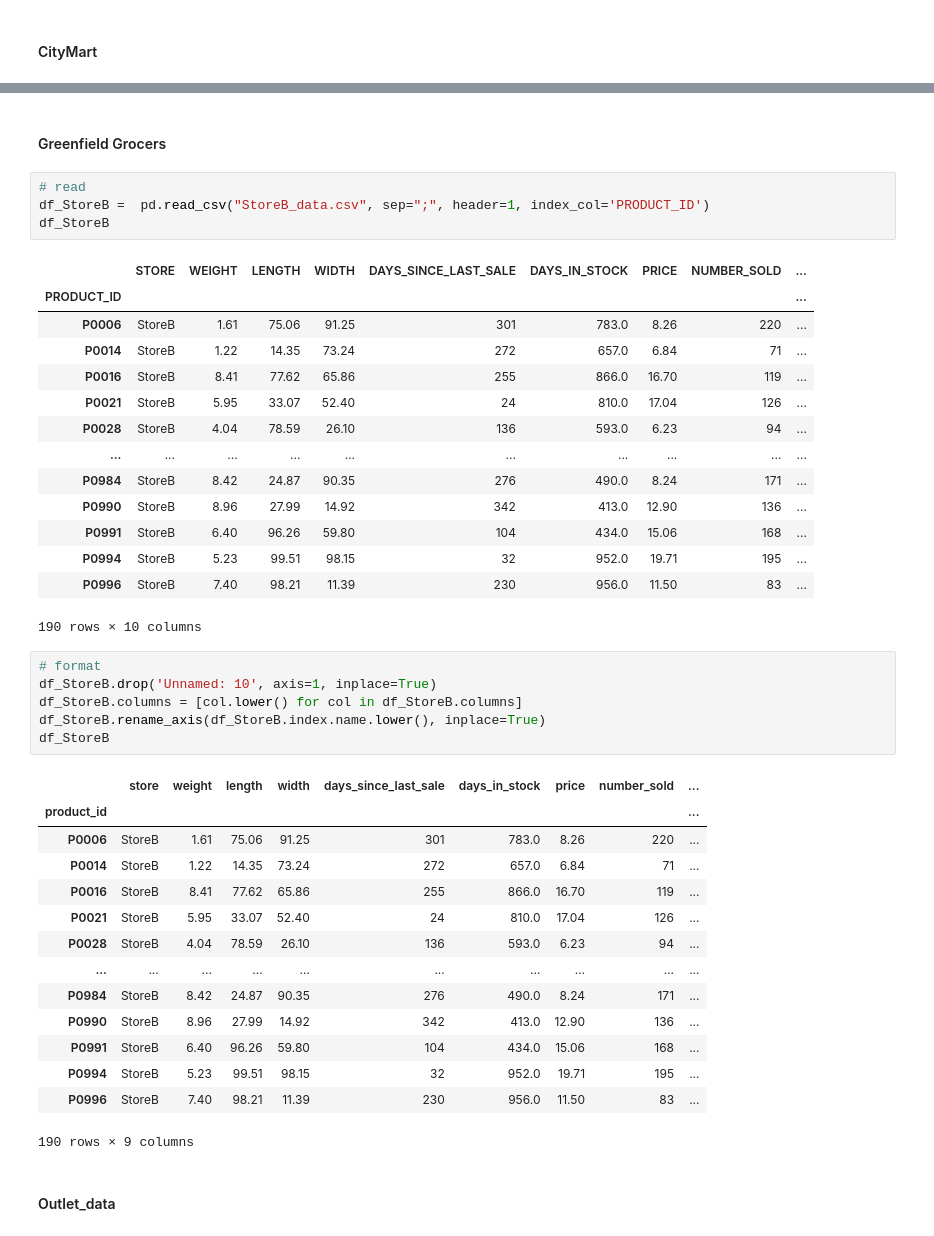
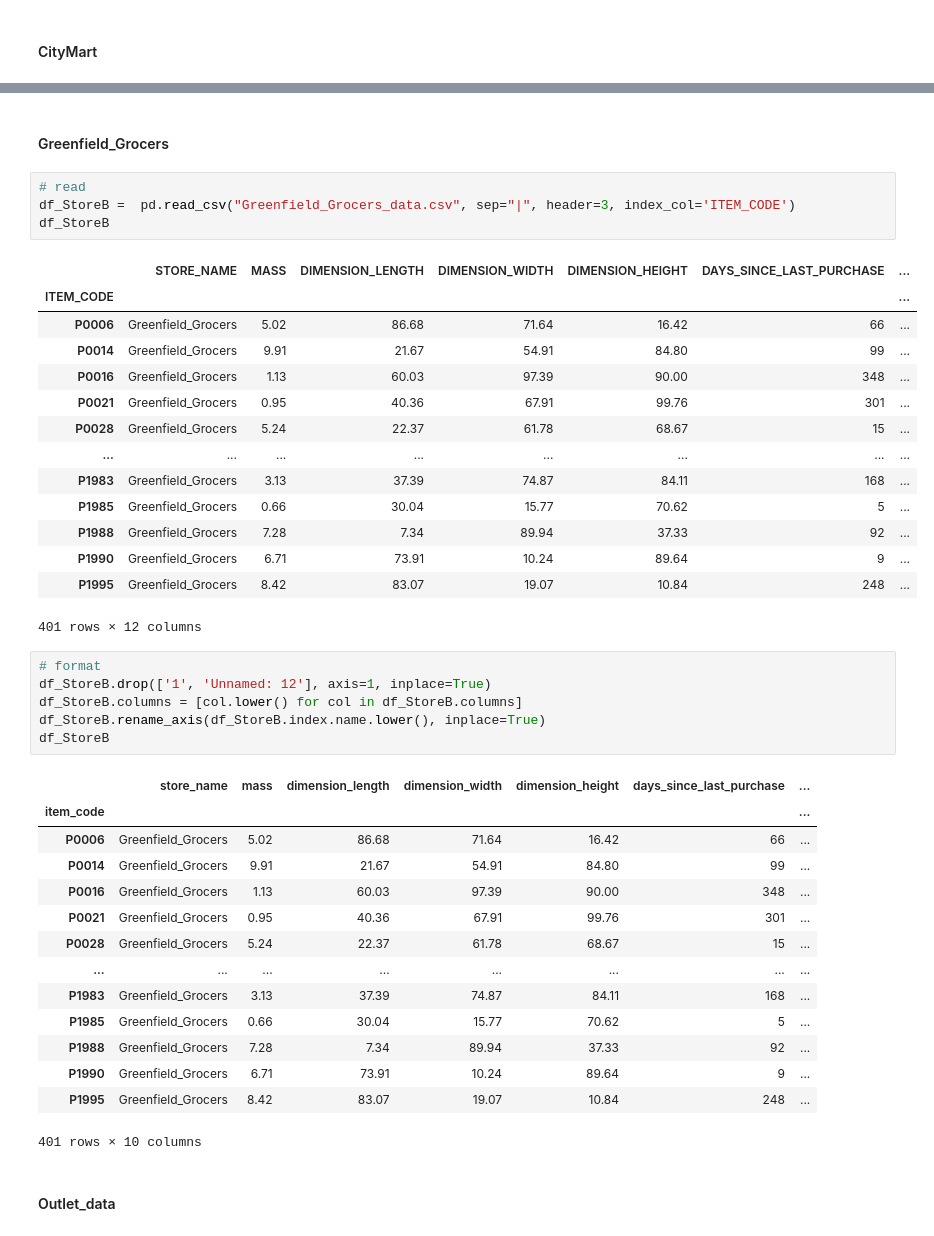
Before and after one commit to racousin/data_science_practice, a Jupyter notebook: website/public/modules/module4/exercise/module4_exercise_model_test.ipynb, the cells around one changed output, grey strips where cells are left out. Saved outputs shown, nothing was run; the diff lists cells and outputs as text.

```diff
--- a/website/public/modules/module4/exercise/module4_exercise_model_test.ipynb
+++ b/website/public/modules/module4/exercise/module4_exercise_model_test.ipynb
@@ -63,45 +63,45 @@ df_StoreA
 # %% [markdown]
-#### Greenfield Grocers
+#### Greenfield_Grocers
 # %%
 # read
-df_StoreB =  pd.read_csv("StoreB_data.csv", sep=";", header=1, index_col='PRODUCT_ID')
+df_StoreB =  pd.read_csv("Greenfield_Grocers_data.csv", sep="|", header=3, index_col='ITEM_CODE')
 df_StoreB
 # %% [output]
-|  | STORE | WEIGHT | LENGTH | WIDTH | DAYS_SINCE_LAST_SALE | DAYS_IN_STOCK | PRICE | NUMBER_SOLD | ... |
-| PRODUCT_ID |  |  |  |  |  |  |  |  | ... |
-| P0006 | StoreB | 1.61 | 75.06 | 91.25 | 301 | 783.0 | 8.26 | 220 | ... |
-| P0014 | StoreB | 1.22 | 14.35 | 73.24 | 272 | 657.0 | 6.84 | 71 | ... |
-| P0016 | StoreB | 8.41 | 77.62 | 65.86 | 255 | 866.0 | 16.70 | 119 | ... |
-| P0021 | StoreB | 5.95 | 33.07 | 52.40 | 24 | 810.0 | 17.04 | 126 | ... |
-| P0028 | StoreB | 4.04 | 78.59 | 26.10 | 136 | 593.0 | 6.23 | 94 | ... |
-| ... | ... | ... | ... | ... | ... | ... | ... | ... | ... |
-| P0984 | StoreB | 8.42 | 24.87 | 90.35 | 276 | 490.0 | 8.24 | 171 | ... |
-| P0990 | StoreB | 8.96 | 27.99 | 14.92 | 342 | 413.0 | 12.90 | 136 | ... |
-| P0991 | StoreB | 6.40 | 96.26 | 59.80 | 104 | 434.0 | 15.06 | 168 | ... |
-| P0994 | StoreB | 5.23 | 99.51 | 98.15 | 32 | 952.0 | 19.71 | 195 | ... |
-| P0996 | StoreB | 7.40 | 98.21 | 11.39 | 230 | 956.0 | 11.50 | 83 | ... |
+|  | STORE_NAME | MASS | DIMENSION_LENGTH | DIMENSION_WIDTH | DIMENSION_HEIGHT | DAYS_SINCE_LAST_PURCHASE | ... |
+| ITEM_CODE |  |  |  |  |  |  | ... |
+| P0006 | Greenfield_Grocers | 5.02 | 86.68 | 71.64 | 16.42 | 66 | ... |
+| P0014 | Greenfield_Grocers | 9.91 | 21.67 | 54.91 | 84.80 | 99 | ... |
+| P0016 | Greenfield_Grocers | 1.13 | 60.03 | 97.39 | 90.00 | 348 | ... |
+| P0021 | Greenfield_Grocers | 0.95 | 40.36 | 67.91 | 99.76 | 301 | ... |
+| P0028 | Greenfield_Grocers | 5.24 | 22.37 | 61.78 | 68.67 | 15 | ... |
+| ... | ... | ... | ... | ... | ... | ... | ... |
+| P1983 | Greenfield_Grocers | 3.13 | 37.39 | 74.87 | 84.11 | 168 | ... |
+| P1985 | Greenfield_Grocers | 0.66 | 30.04 | 15.77 | 70.62 | 5 | ... |
+| P1988 | Greenfield_Grocers | 7.28 | 7.34 | 89.94 | 37.33 | 92 | ... |
+| P1990 | Greenfield_Grocers | 6.71 | 73.91 | 10.24 | 89.64 | 9 | ... |
+| P1995 | Greenfield_Grocers | 8.42 | 83.07 | 19.07 | 10.84 | 248 | ... |
-190 rows × 10 columns
+401 rows × 12 columns
 # %%
 # format
-df_StoreB.drop('Unnamed: 10', axis=1, inplace=True)
+df_StoreB.drop(['1', 'Unnamed: 12'], axis=1, inplace=True)
 df_StoreB.columns = [col.lower() for col in df_StoreB.columns]
 df_StoreB.rename_axis(df_StoreB.index.name.lower(), inplace=True)
 df_StoreB
 # %% [output]
-|  | store | weight | length | width | days_since_last_sale | days_in_stock | price | number_sold | ... |
-| product_id |  |  |  |  |  |  |  |  | ... |
-| P0006 | StoreB | 1.61 | 75.06 | 91.25 | 301 | 783.0 | 8.26 | 220 | ... |
-| P0014 | StoreB | 1.22 | 14.35 | 73.24 | 272 | 657.0 | 6.84 | 71 | ... |
-| P0016 | StoreB | 8.41 | 77.62 | 65.86 | 255 | 866.0 | 16.70 | 119 | ... |
-| P0021 | StoreB | 5.95 | 33.07 | 52.40 | 24 | 810.0 | 17.04 | 126 | ... |
-| P0028 | StoreB | 4.04 | 78.59 | 26.10 | 136 | 593.0 | 6.23 | 94 | ... |
-| ... | ... | ... | ... | ... | ... | ... | ... | ... | ... |
-| P0984 | StoreB | 8.42 | 24.87 | 90.35 | 276 | 490.0 | 8.24 | 171 | ... |
-| P0990 | StoreB | 8.96 | 27.99 | 14.92 | 342 | 413.0 | 12.90 | 136 | ... |
-| P0991 | StoreB | 6.40 | 96.26 | 59.80 | 104 | 434.0 | 15.06 | 168 | ... |
-| P0994 | StoreB | 5.23 | 99.51 | 98.15 | 32 | 952.0 | 19.71 | 195 | ... |
-| P0996 | StoreB | 7.40 | 98.21 | 11.39 | 230 | 956.0 | 11.50 | 83 | ... |
+|  | store_name | mass | dimension_length | dimension_width | dimension_height | days_since_last_purchase | ... |
+| item_code |  |  |  |  |  |  | ... |
+| P0006 | Greenfield_Grocers | 5.02 | 86.68 | 71.64 | 16.42 | 66 | ... |
+| P0014 | Greenfield_Grocers | 9.91 | 21.67 | 54.91 | 84.80 | 99 | ... |
+| P0016 | Greenfield_Grocers | 1.13 | 60.03 | 97.39 | 90.00 | 348 | ... |
+| P0021 | Greenfield_Grocers | 0.95 | 40.36 | 67.91 | 99.76 | 301 | ... |
+| P0028 | Greenfield_Grocers | 5.24 | 22.37 | 61.78 | 68.67 | 15 | ... |
+| ... | ... | ... | ... | ... | ... | ... | ... |
+| P1983 | Greenfield_Grocers | 3.13 | 37.39 | 74.87 | 84.11 | 168 | ... |
+| P1985 | Greenfield_Grocers | 0.66 | 30.04 | 15.77 | 70.62 | 5 | ... |
+| P1988 | Greenfield_Grocers | 7.28 | 7.34 | 89.94 | 37.33 | 92 | ... |
+| P1990 | Greenfield_Grocers | 6.71 | 73.91 | 10.24 | 89.64 | 9 | ... |
+| P1995 | Greenfield_Grocers | 8.42 | 83.07 | 19.07 | 10.84 | 248 | ... |
-190 rows × 9 columns
+401 rows × 10 columns
 # %% [markdown]
 #### Outlet_data
 # %%
```
Also changed, not shown: parts of 27 cells of this notebook, 7 other files.
